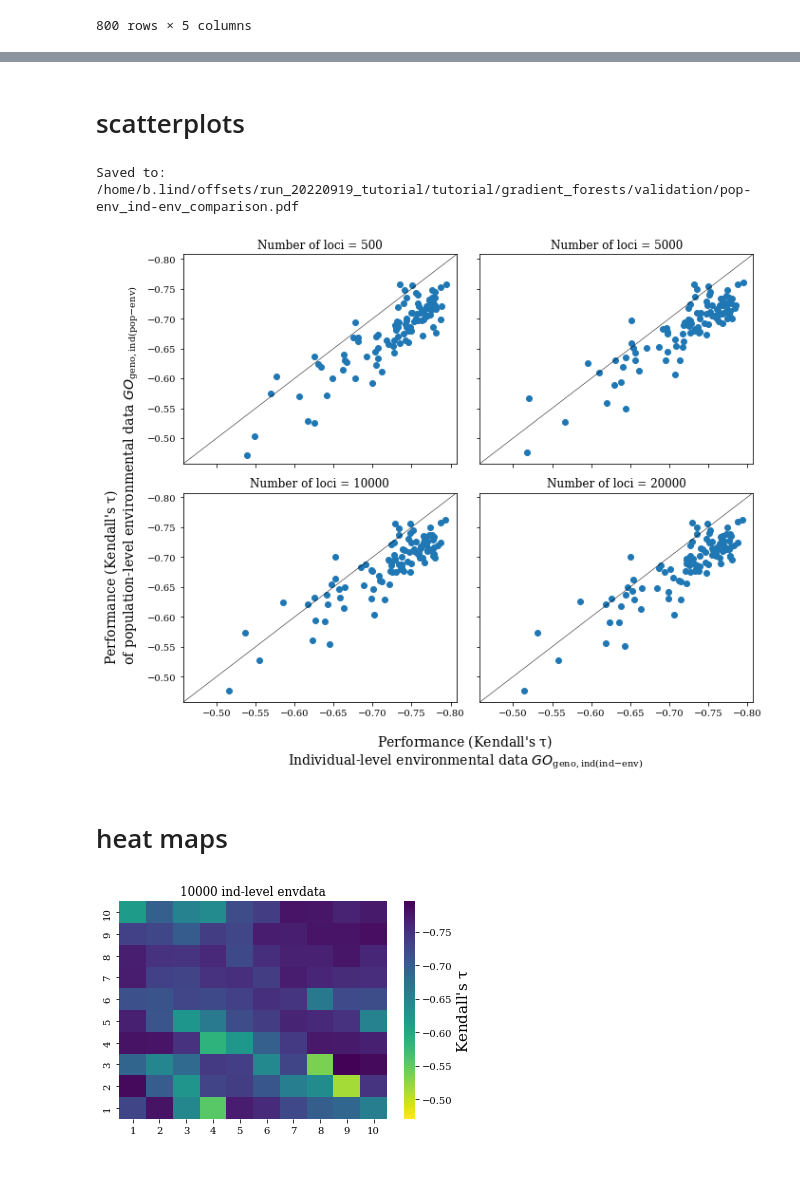
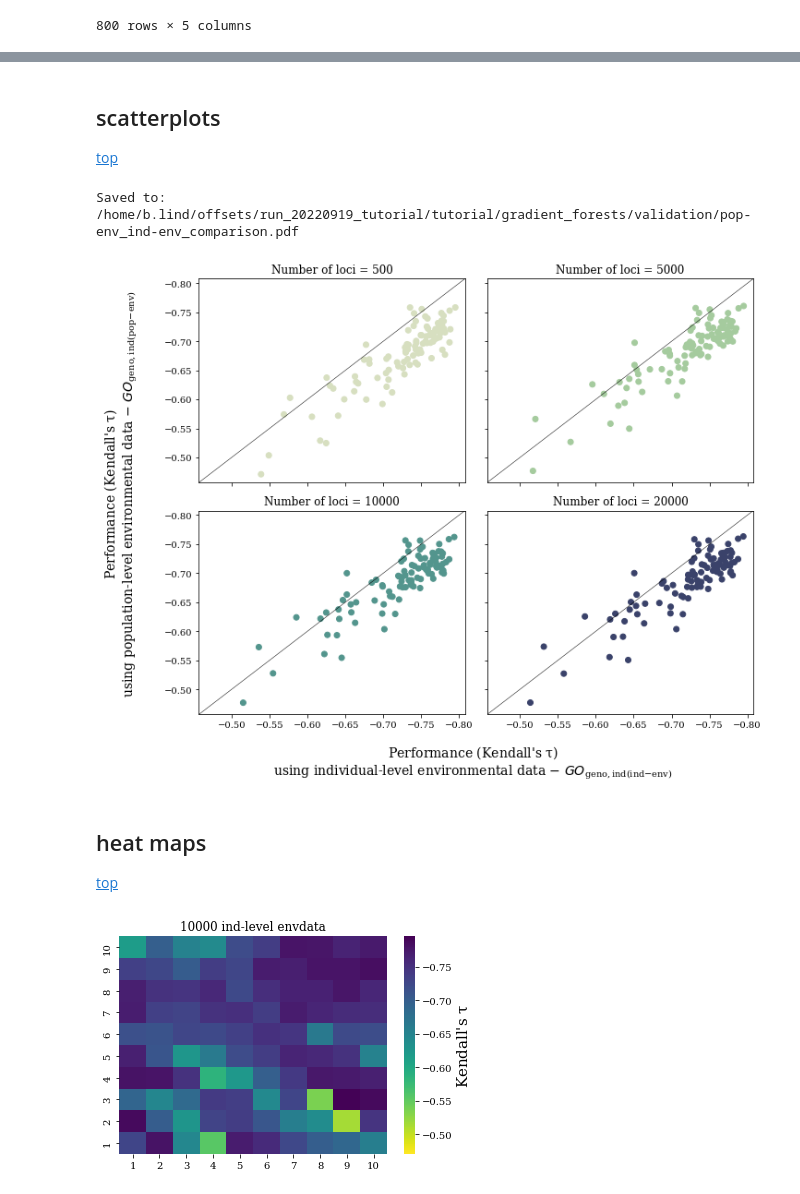
Before and after one commit to brandonlind/geno_af_gradient_forests, a Jupyter notebook: 07_continuous_space_sims/02_validate_continuous_sims_offset.ipynb, the cells around one changed output, grey strips where cells are left out. Drawn from its saved outputs; the diff is of its cells as text; code cells hidden in the pictures.

```diff
--- a/07_continuous_space_sims/02_validate_continuous_sims_offset.ipynb
+++ b/07_continuous_space_sims/02_validate_continuous_sims_offset.ipynb
@@ -298,45 +341,42 @@ for num_loci in validation.num_loci.unique():
 [figure]
 [figure]
 # %% [markdown]
-# scatterplots
+<a id='scatterplots'></a>
+## scatterplots
+
+[top](#home)
 # %%
 fig, axes = plt.subplots(nrows=2, ncols=2, sharex=True, sharey=True, figsize=(10, 8))
 
 for num_loci, ax in zip(['500', '5000', '10000', '20000'], axes.flat):
     ind = validation[(validation.num_loci == num_loci) & (validation.level == 'ind-env')]
     pop = validation[(validation.num_loci == num_loci) & (validation.level == 'pop-env')]
 
-    ax.scatter(ind.score, pop.score)
-
-#     ax = plt.gca()
-
-#     if num_loci in ['10000', '20000']:
-#         ax.set_xlabel(f'{rt.perf_label}\nIndividual-level environmental data', fontsize=12)
-#     if num_loci in ['500', '10000']:
-#         ax.set_ylabel(f'{rt.perf_label}\nof population-level environmental data', fontsize=12)
-#     else:
-#         ax.set_ylabel(None)
+    ax.scatter(ind.score, pop.score, color=[rt.boxplot_kwargs['palette'][num_loci] for x in ind.score])#c=rt.boxplot_kwargs['palette'][num_loci])
 
     mf.draw_xy(ax)
 
     ax.invert_yaxis()
     ax.invert_xaxis()
 
     ax.set_title(f'Number of loci = {num_loci}')
 
-fig.supxlabel('%s\nIndividual-level environmental data $\it{GO}$$_{geno,ind (ind\u2212env)}$' % rt.perf_label,
+fig.supxlabel('%s\nusing individual-level environmental data $-$ $\it{GO}$$_{geno,ind (ind\u2212env)}$' % rt.perf_label,
               fontsize=14, ha='center', x=0.55)
-fig.supylabel('%s\nof population-level environmental data $\it{GO}$$_{geno,ind (pop\u2212env)}$' % rt.perf_label,
-              fontsize=14, y=0.55)
+fig.supylabel('%s\nusing population-level environmental data $-$ $\it{GO}$$_{geno,ind (pop\u2212env)}$' % rt.perf_label,
+              fontsize=14, ha='center', y=0.55)
 
 plt.tight_layout()
 
 mf.save_pdf(f'{validation_dir}/pop-env_ind-env_comparison.pdf')
 # %% [output]
 Saved to:  /home/b.lind/offsets/run_20220919_tutorial/tutorial/gradient_forests/validation/pop-env_ind-env_comparison.pdf
-[figure, old version]
+[figure, new version]
 # %% [markdown]
-# heat maps
+<a id='heat'></a>
+## heat maps
+
+[top](#home)
 # %%
 def show_heatmaps(vmin=None, vmax=None):
     axes = []
```
Also changed, not shown: parts of 16 cells of this notebook, 7 other files.
